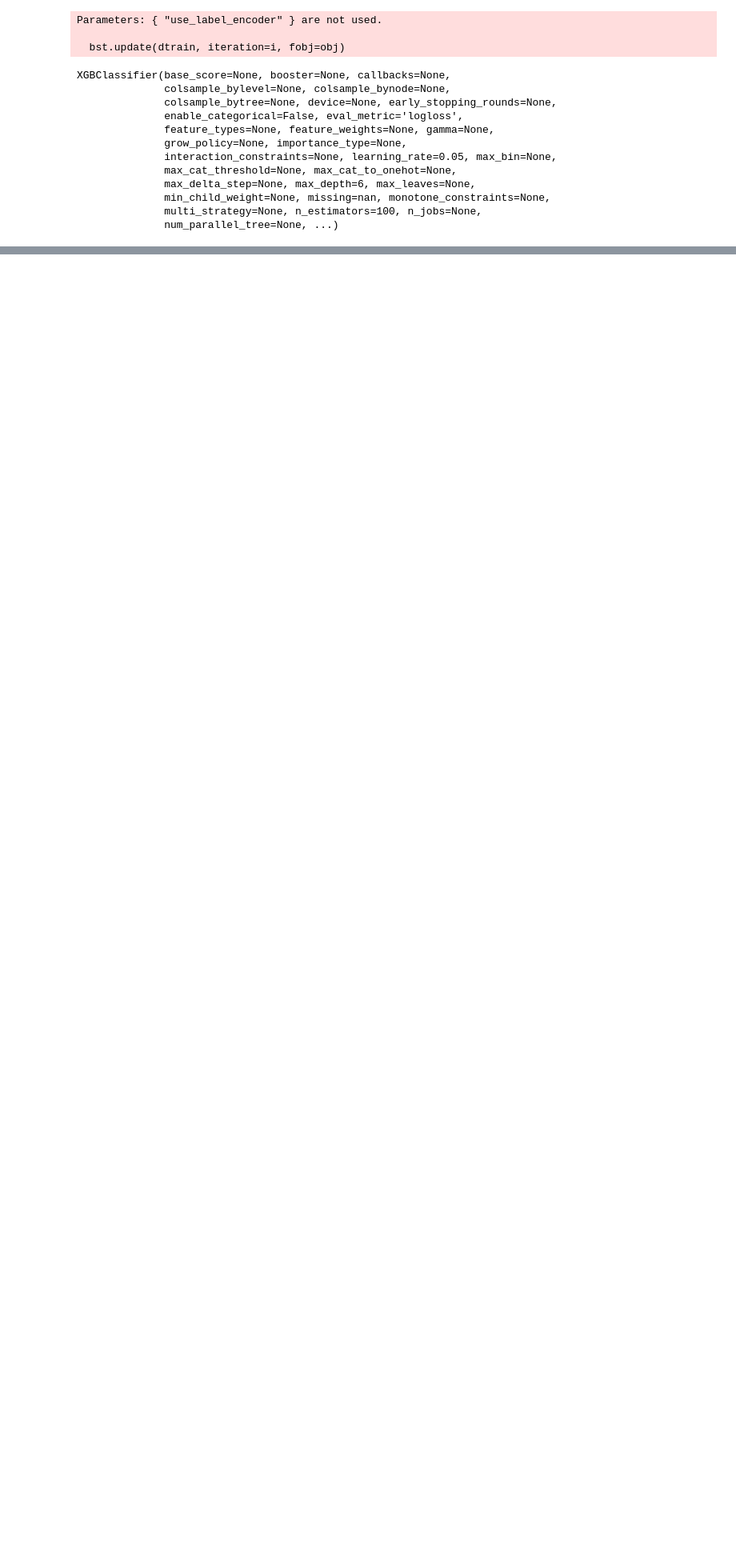
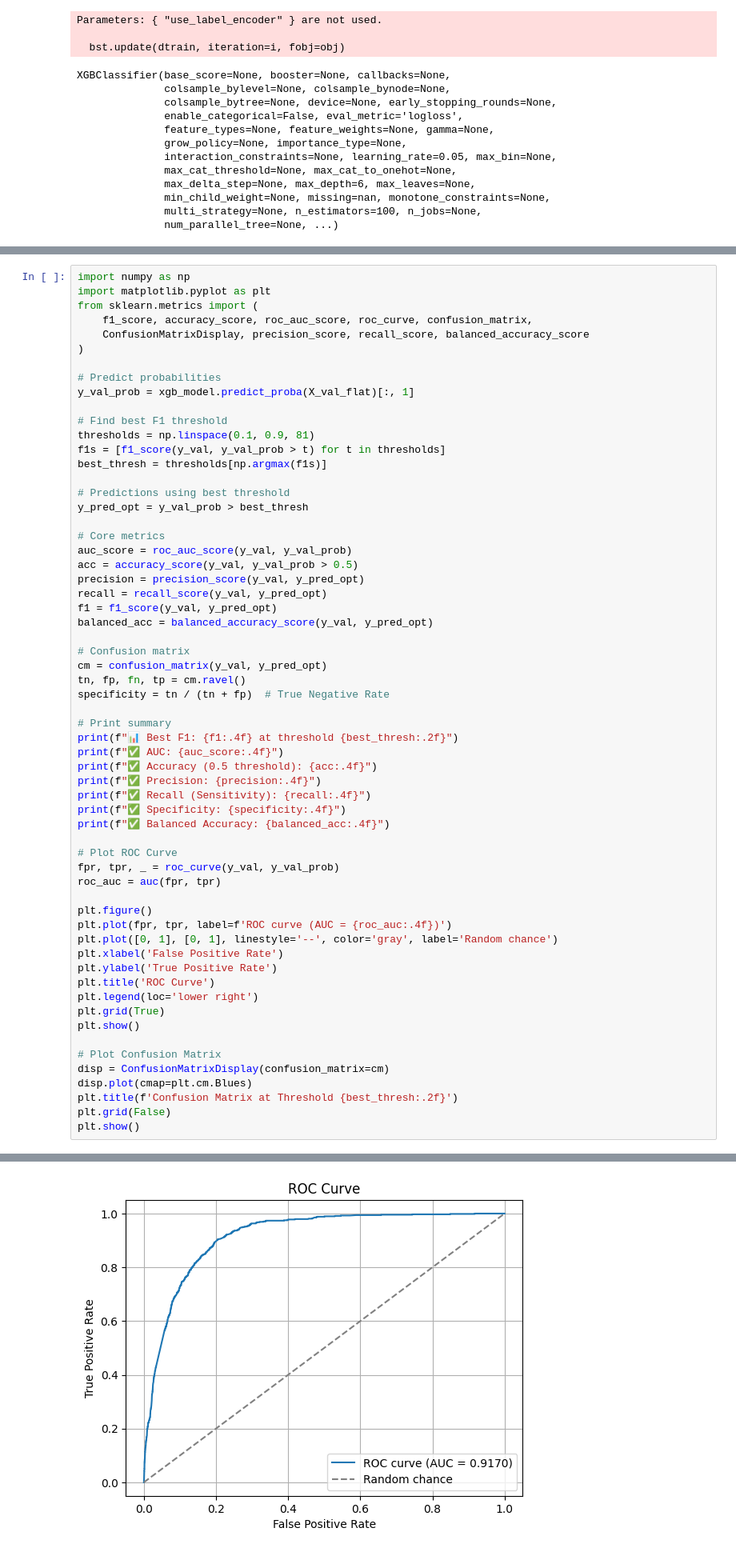
Before and after one commit to Joseph-elias/MediNetFusion, a Jupyter notebook: notebook-challenge-LSTM-copy.ipynb, the cells around one changed output, grey strips where cells are left out. Shown at 80% size. Drawn from its saved outputs; the diff is of its cells as text; blank space fills up the shorter version.

```diff
--- a/notebook-challenge-LSTM-copy.ipynb
+++ b/notebook-challenge-LSTM-copy.ipynb
@@ -396,0 +383,62 @@ print(f"✅ Accuracy: {accuracy_score(y_val, y_val_prob > 0.5):.4f}")
+# %%
+import numpy as np
+import matplotlib.pyplot as plt
+from sklearn.metrics import (
+    f1_score, accuracy_score, roc_auc_score, roc_curve, confusion_matrix,
+    ConfusionMatrixDisplay, precision_score, recall_score, balanced_accuracy_score
+)
+
+# Predict probabilities
+y_val_prob = xgb_model.predict_proba(X_val_flat)[:, 1]
+
+# Find best F1 threshold
+thresholds = np.linspace(0.1, 0.9, 81)
+f1s = [f1_score(y_val, y_val_prob > t) for t in thresholds]
+best_thresh = thresholds[np.argmax(f1s)]
+
+# Predictions using best threshold
+y_pred_opt = y_val_prob > best_thresh
+
+# Core metrics
+auc_score = roc_auc_score(y_val, y_val_prob)
+acc = accuracy_score(y_val, y_val_prob > 0.5)
+precision = precision_score(y_val, y_pred_opt)
+recall = recall_score(y_val, y_pred_opt)
+f1 = f1_score(y_val, y_pred_opt)
+balanced_acc = balanced_accuracy_score(y_val, y_pred_opt)
+
+# Confusion matrix
+cm = confusion_matrix(y_val, y_pred_opt)
+tn, fp, fn, tp = cm.ravel()
+specificity = tn / (tn + fp)  # True Negative Rate
+
+# Print summary
+print(f"📊 Best F1: {f1:.4f} at threshold {best_thresh:.2f}")
+print(f"✅ AUC: {auc_score:.4f}")
+print(f"✅ Accuracy (0.5 threshold): {acc:.4f}")
+print(f"✅ Precision: {precision:.4f}")
+print(f"✅ Recall (Sensitivity): {recall:.4f}")
+print(f"✅ Specificity: {specificity:.4f}")
+print(f"✅ Balanced Accuracy: {balanced_acc:.4f}")
+
+# Plot ROC Curve
+fpr, tpr, _ = roc_curve(y_val, y_val_prob)
+roc_auc = auc(fpr, tpr)
+
+plt.figure()
+plt.plot(fpr, tpr, label=f'ROC curve (AUC = {roc_auc:.4f})')
+plt.plot([0, 1], [0, 1], linestyle='--', color='gray', label='Random chance')
+plt.xlabel('False Positive Rate')
+plt.ylabel('True Positive Rate')
+plt.title('ROC Curve')
+plt.legend(loc='lower right')
+plt.grid(True)
+plt.show()
+
+# Plot Confusion Matrix
+disp = ConfusionMatrixDisplay(confusion_matrix=cm)
+disp.plot(cmap=plt.cm.Blues)
+plt.title(f'Confusion Matrix at Threshold {best_thresh:.2f}')
+plt.grid(False)
+plt.show()
+# %% [output]
@@ -396,0 +452 @@ print(f"✅ Accuracy: {accuracy_score(y_val, y_val_prob > 0.5):.4f}")
+[figure, added]
```
Also changed, not shown: parts of 5 cells of this notebook, 17 other files.
